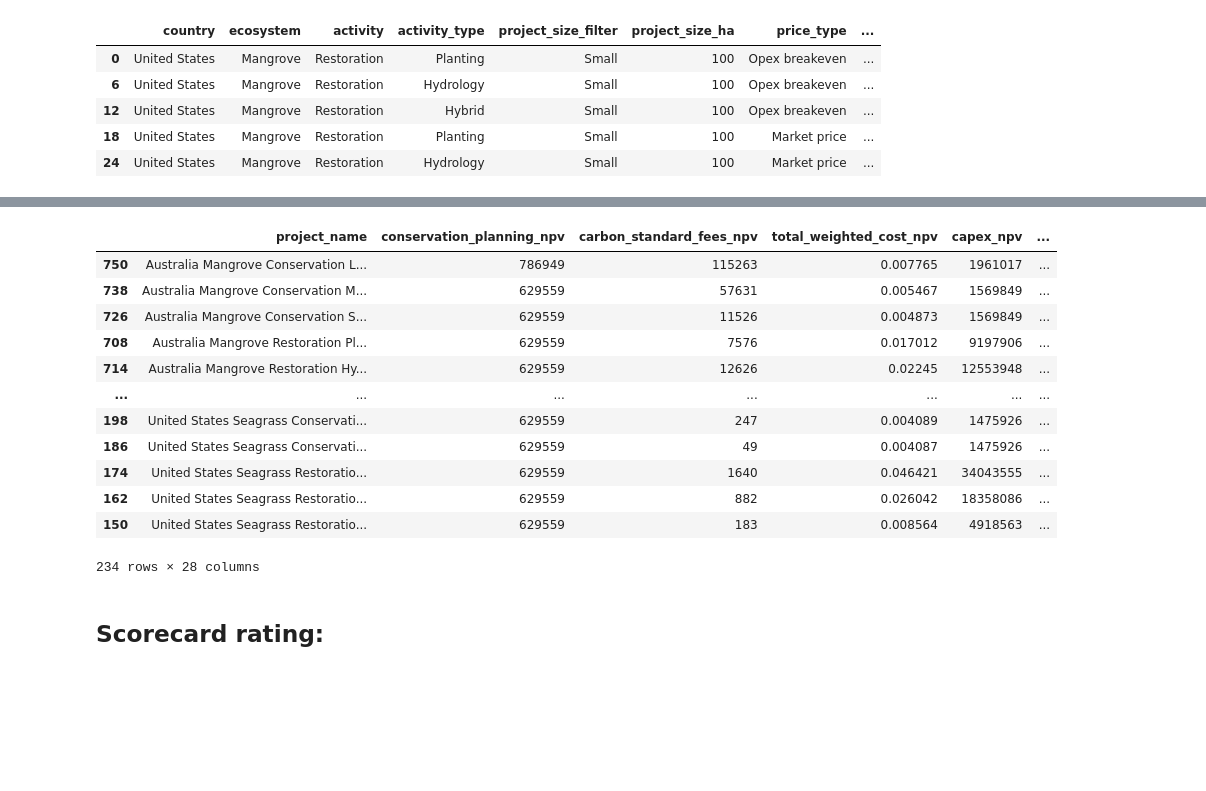
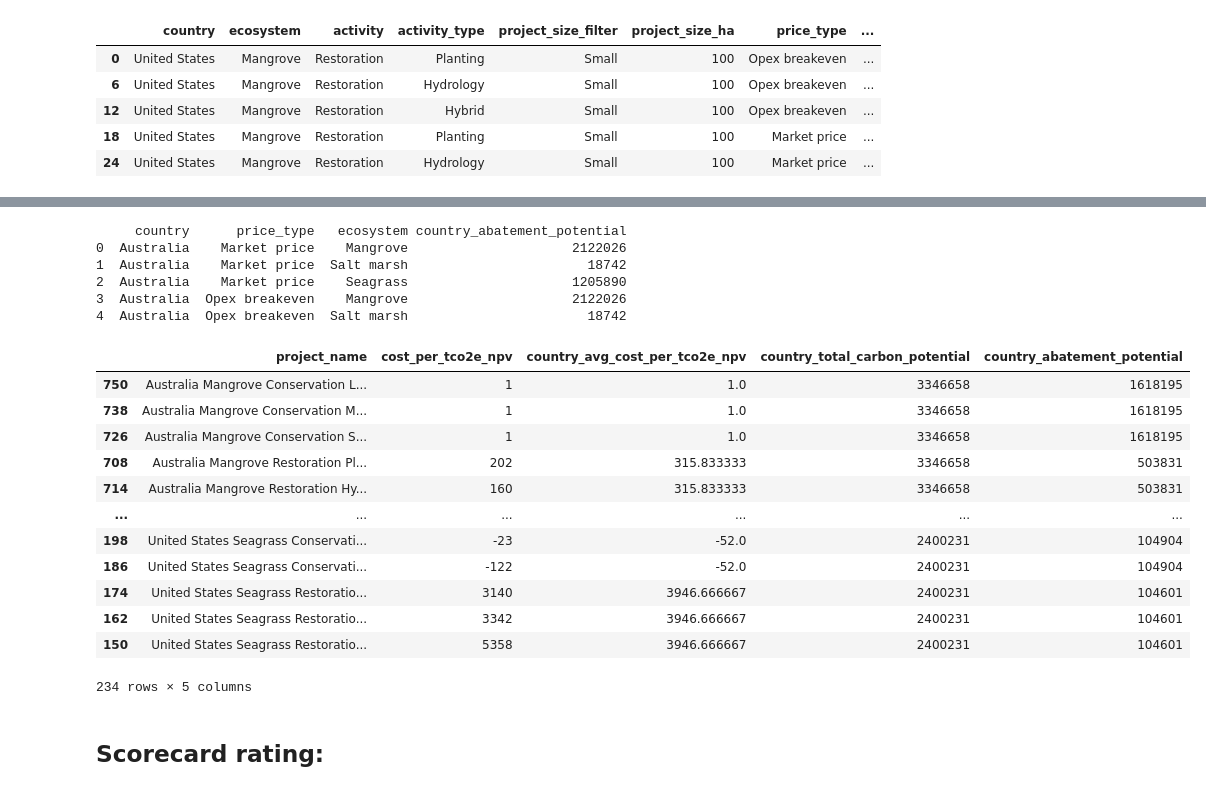
Before and after one commit to Vizzuality/tnc-blue-carbon-cost-tool, a Jupyter notebook: data/notebooks/TNC_BC_High_level_overview_v2.ipynb, the cells around one changed output, grey strips where cells are left out. Saved outputs shown, nothing was run; the diff lists cells and outputs as text; code cells hidden in the pictures; blank space fills up the shorter version.

```diff
--- a/data/notebooks/TNC_BC_High_level_overview_v2.ipynb
+++ b/data/notebooks/TNC_BC_High_level_overview_v2.ipynb
@@ -593,34 +702,0 @@ Error calculating project abatement potential for Colombia Mangrove Restoration
-# %%
-def select_columns(df, selector_pair=["Market price", "npv"]):
-    """
-    Function to select specific columns from a DataFrame
-    """
-    columns = set(df.columns.values.tolist()) - {
-        "country",
-        "ecosystem",
-        "activity",
-        "activity_type",
-        "project_size_filter",
-        "project_size_ha",
-        "price_type",
-        "country_size_ha",
-        "country_code",
-        "base_size",
-        "project_name",
-    }
-
-    if selector_pair[1] == "npv":
-        columns = [col for col in columns if "npv" in col]
-        columns.extend(
-            [
-                "country_total_abatement_potential",
-                "country_abatement_potential",
-                "project_abatement_potential",
-            ]
-        )
-    else:
-        columns = [col for col in columns if "npv" not in col]
-
-    columns.insert(0, "project_name")
-
-    return df[df.price_type == selector_pair[0]][columns]
@@ -663,21 +703,36 @@ def compute_map_tooltip_info(df):
 # %%
+# outputs for the overview map tooltip
 df_combinations.pipe(compute_map_tooltip_info).sort_values(
     by=["country", "ecosystem", "activity", "project_size_filter"]
-).pipe(select_columns, ["Market price", "npv"])
+).pipe(select_columns, ["Market price", "npv"])[
+    [
+        "project_name",
+        "cost_per_tco2e_npv",
+        "country_avg_cost_per_tco2e_npv",
+        "country_total_carbon_potential",
+        "country_abatement_potential",
+    ]
+]
 # %% [output]
+     country      price_type   ecosystem country_abatement_potential
+0  Australia    Market price    Mangrove                     2122026
+1  Australia    Market price  Salt marsh                       18742
+2  Australia    Market price    Seagrass                     1205890
+3  Australia  Opex breakeven    Mangrove                     2122026
+4  Australia  Opex breakeven  Salt marsh                       18742
-|  | project_name | conservation_planning_npv | carbon_standard_fees_npv | total_weighted_cost_npv | capex_npv | ... |
-| 750 | Australia Mangrove Conservation L... | 786949 | 115263 | 0.007765 | 1961017 | ... |
-| 738 | Australia Mangrove Conservation M... | 629559 | 57631 | 0.005467 | 1569849 | ... |
-| 726 | Australia Mangrove Conservation S... | 629559 | 11526 | 0.004873 | 1569849 | ... |
-| 708 | Australia Mangrove Restoration Pl... | 629559 | 7576 | 0.017012 | 9197906 | ... |
-| 714 | Australia Mangrove Restoration Hy... | 629559 | 12626 | 0.02245 | 12553948 | ... |
-| ... | ... | ... | ... | ... | ... | ... |
-| 198 | United States Seagrass Conservati... | 629559 | 247 | 0.004089 | 1475926 | ... |
-| 186 | United States Seagrass Conservati... | 629559 | 49 | 0.004087 | 1475926 | ... |
-| 174 | United States Seagrass Restoratio... | 629559 | 1640 | 0.046421 | 34043555 | ... |
-| 162 | United States Seagrass Restoratio... | 629559 | 882 | 0.026042 | 18358086 | ... |
-| 150 | United States Seagrass Restoratio... | 629559 | 183 | 0.008564 | 4918563 | ... |
+|  | project_name | cost_per_tco2e_npv | country_avg_cost_per_tco2e_npv | country_total_carbon_potential | country_abatement_potential |
+| 750 | Australia Mangrove Conservation L... | 1 | 1.0 | 3346658 | 1618195 |
+| 738 | Australia Mangrove Conservation M... | 1 | 1.0 | 3346658 | 1618195 |
+| 726 | Australia Mangrove Conservation S... | 1 | 1.0 | 3346658 | 1618195 |
+| 708 | Australia Mangrove Restoration Pl... | 202 | 315.833333 | 3346658 | 503831 |
+| 714 | Australia Mangrove Restoration Hy... | 160 | 315.833333 | 3346658 | 503831 |
+| ... | ... | ... | ... | ... | ... |
+| 198 | United States Seagrass Conservati... | -23 | -52.0 | 2400231 | 104904 |
+| 186 | United States Seagrass Conservati... | -122 | -52.0 | 2400231 | 104904 |
+| 174 | United States Seagrass Restoratio... | 3140 | 3946.666667 | 2400231 | 104601 |
+| 162 | United States Seagrass Restoratio... | 3342 | 3946.666667 | 2400231 | 104601 |
+| 150 | United States Seagrass Restoratio... | 5358 | 3946.666667 | 2400231 | 104601 |
-234 rows × 28 columns
+234 rows × 5 columns
 # %%
 # export to csv
 df_combinations.to_csv(output_path, index=False)
```
Also changed, not shown: parts of 5 cells of this notebook, 6 other files.
